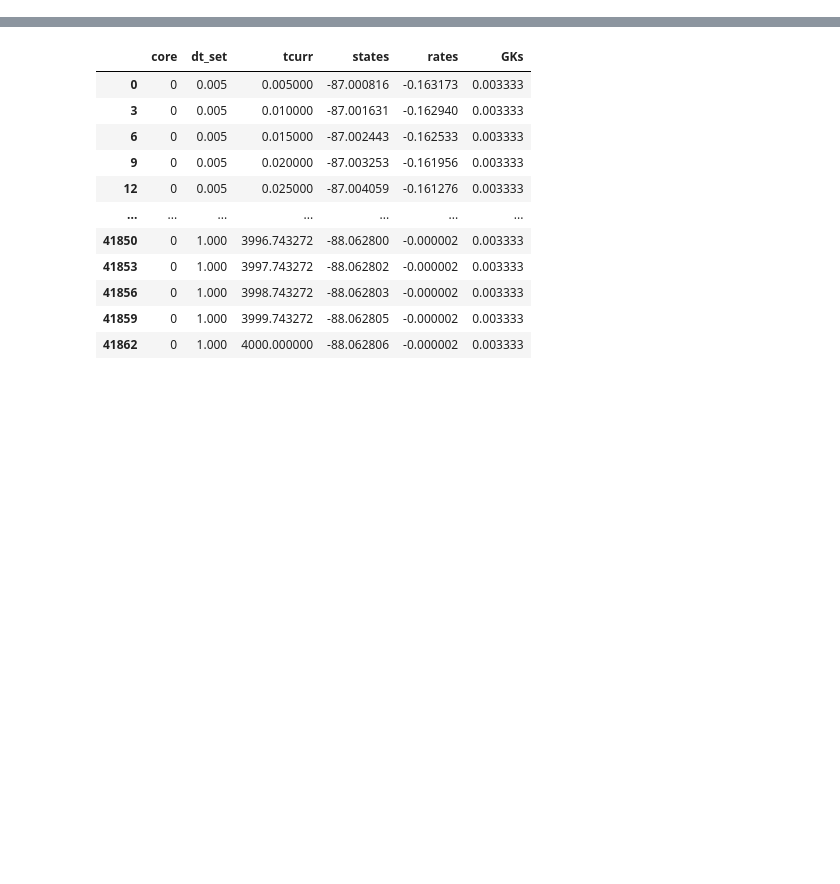
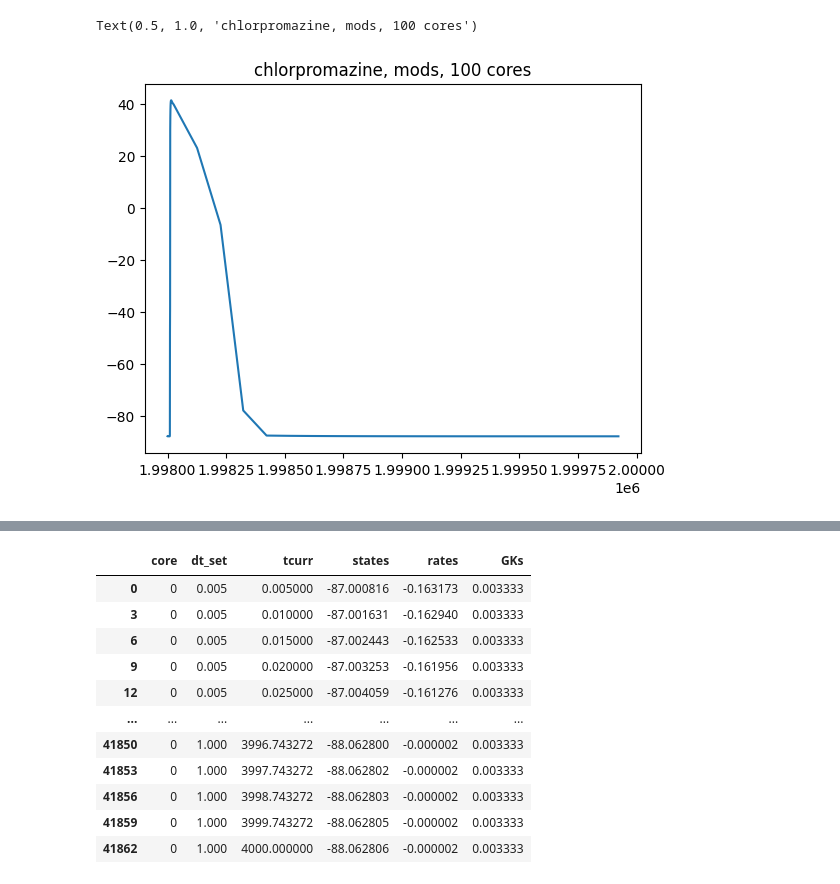
Before and after one commit to IritaSee/gpu_code_ground_up, a Jupyter notebook: result/parse.ipynb, the cells around one changed output, grey strips where cells are left out. Drawn from its saved outputs; the diff is of its cells as text; code cells hidden in the pictures; blank space fills up the shorter version.

```diff
--- a/result/parse.ipynb
+++ b/result/parse.ipynb
@@ -0,0 +26,5 @@
+# %%
+import matplotlib.pyplot as plt
+import pandas as pd
+alldata = pd.read_csv('./chlorpromazine_mods/state_sample0.csv')
+alldata
@@ -1,3 +45,9 @@
+# %%
+plt.plot(alldata['time'],alldata['state'])
+plt.title("chlorpromazine, mods, 100 cores")
+# %% [output]
+Text(0.5, 1.0, 'chlorpromazine, mods, 100 cores')
+[figure, added]
 # %%
 import matplotlib.pyplot as plt
 import pandas as pd
```
Also changed, not shown: parts of 22 cells of this notebook, 1 other file.
